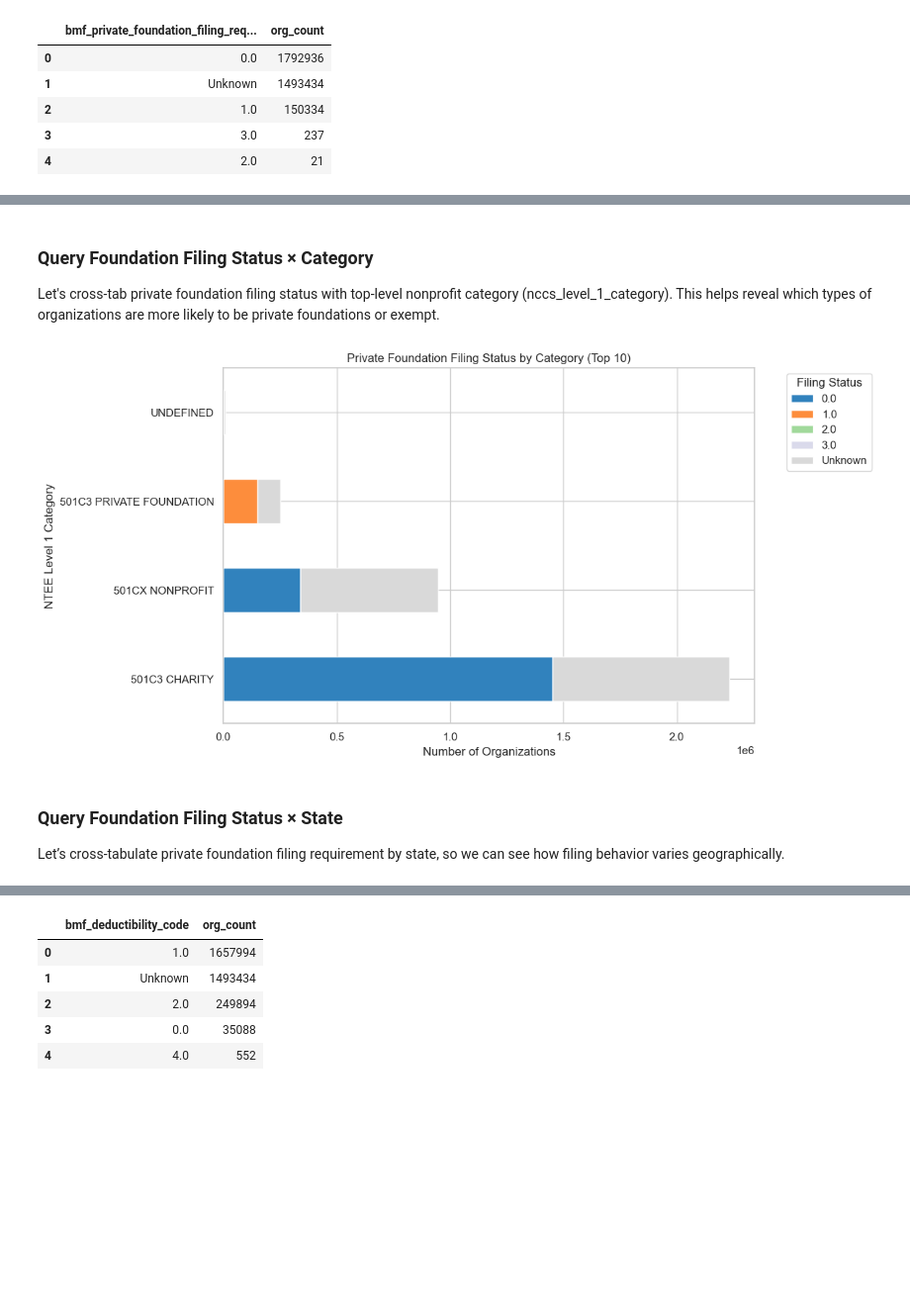
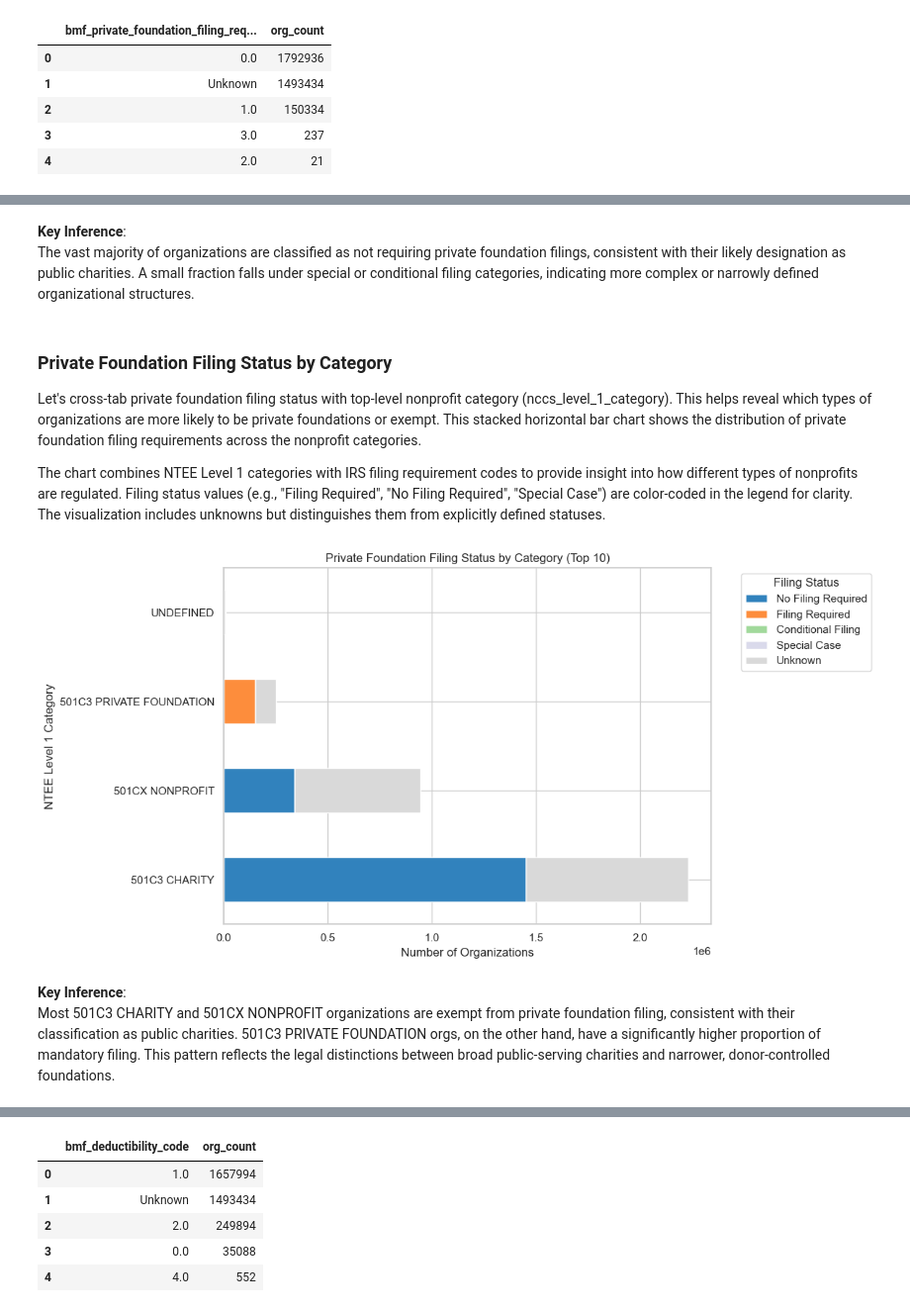
Before and after one commit to appu313/Business-Master-File-Analytics, a Jupyter notebook: bmf_visualization.ipynb, the cells around one changed output, grey strips where cells are left out. Shown at 99% size. Saved outputs shown, nothing was run; the diff lists cells and outputs as text; code cells hidden in the pictures; blank space fills up the shorter version.

```diff
--- a/bmf_visualization.ipynb
+++ b/bmf_visualization.ipynb
@@ -397,6 +487,12 @@ plt.show()
+# %% [markdown]
+**Key Inference**:
+The vast majority of organizations are classified as not requiring private foundation filings, consistent with their likely designation as public charities. A small fraction falls under special or conditional filing categories, indicating more complex or narrowly defined organizational structures.
 # %% [markdown]
-### Query Foundation Filing Status × Category
-Let's cross-tab private foundation filing status with top-level nonprofit category (nccs_level_1_category). This helps reveal which types of organizations are more likely to be private foundations or exempt.
+### Private Foundation Filing Status by Category
+
+Let's cross-tab private foundation filing status with top-level nonprofit category (nccs_level_1_category). This helps reveal which types of organizations are more likely to be private foundations or exempt. This stacked horizontal bar chart shows the distribution of private foundation filing requirements across the nonprofit categories.
+
+The chart combines NTEE Level 1 categories with IRS filing requirement codes to provide insight into how different types of nonprofits are regulated. Filing status values (e.g., "Filing Required", "No Filing Required", "Special Case") are color-coded in the legend for clarity. The visualization includes unknowns but distinguishes them from explicitly defined statuses.
 # %%
 # SQL query: count combinations of category and filing requirement
 query = """
@@ -414,25 +510,29 @@ df_cross = pd.read_sql(query, engine)
 # Fill NULLs
 df_cross['bmf_private_foundation_filing_required'] = df_cross['bmf_private_foundation_filing_required'].fillna("Unknown")
 # %%
-# Pivot for stacked bar
-pivot_df = df_cross.pivot(index='nccs_level_1_category',
-                          columns='bmf_private_foundation_filing_required',
-                          values='org_count').fillna(0)
+# Step 1: Mapping codes to descriptive labels
+filing_labels = {
+    0: "No Filing Required",
+    1: "Filing Required",
+    2: "Conditional Filing",
+    3: "Special Case",
+    "Unknown": "Unknown"
+}
 
-# Sort by total orgs
-pivot_df = pivot_df.loc[pivot_df.sum(axis=1).sort_values(ascending=False).head(10).index]
+# Apply mapping to the columns
+pivot_df.columns = [filing_labels.get(col, str(col)) for col in pivot_df.columns]
 
-# Plot
-pivot_df.plot(kind='barh', stacked=True, figsize=(12, 6), colormap='tab20c')
+# Step 2: Plot with updated legend
+ax = pivot_df.plot(kind='barh', stacked=True, figsize=(12, 6), colormap='tab20c')
 
 plt.title("Private Foundation Filing Status by Category (Top 10)")
 plt.xlabel("Number of Organizations")
 plt.ylabel("NTEE Level 1 Category")
 plt.legend(title="Filing Status", bbox_to_anchor=(1.05, 1), loc='upper left')
 plt.tight_layout()
 plt.show()
 # %% [output]
-[figure, old version]
+[figure, new version]
-# %% [markdown]
-### Query Foundation Filing Status × State
-Let’s cross-tabulate private foundation filing requirement by state, so we can see how filing behavior varies geographically.
+# %% [markdown]
+**Key Inference**:
+Most 501C3 CHARITY and 501CX NONPROFIT organizations are exempt from private foundation filing, consistent with their classification as public charities. 501C3 PRIVATE FOUNDATION orgs, on the other hand, have a significantly higher proportion of mandatory filing. This pattern reflects the legal distinctions between broad public-serving charities and narrower, donor-controlled foundations.
```
Also changed, not shown: parts of 79 cells of this notebook.
